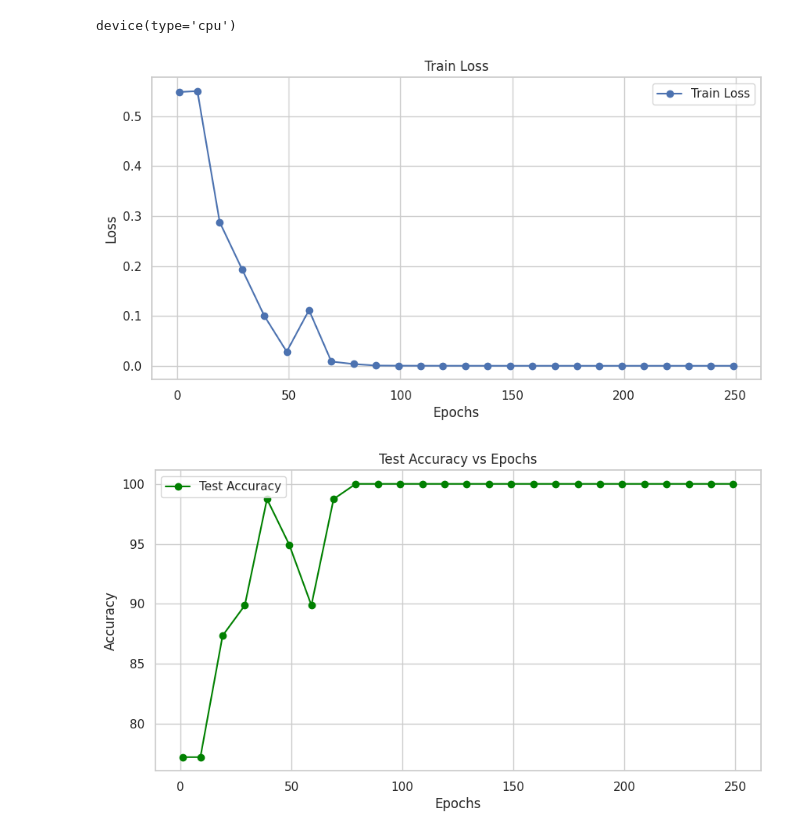
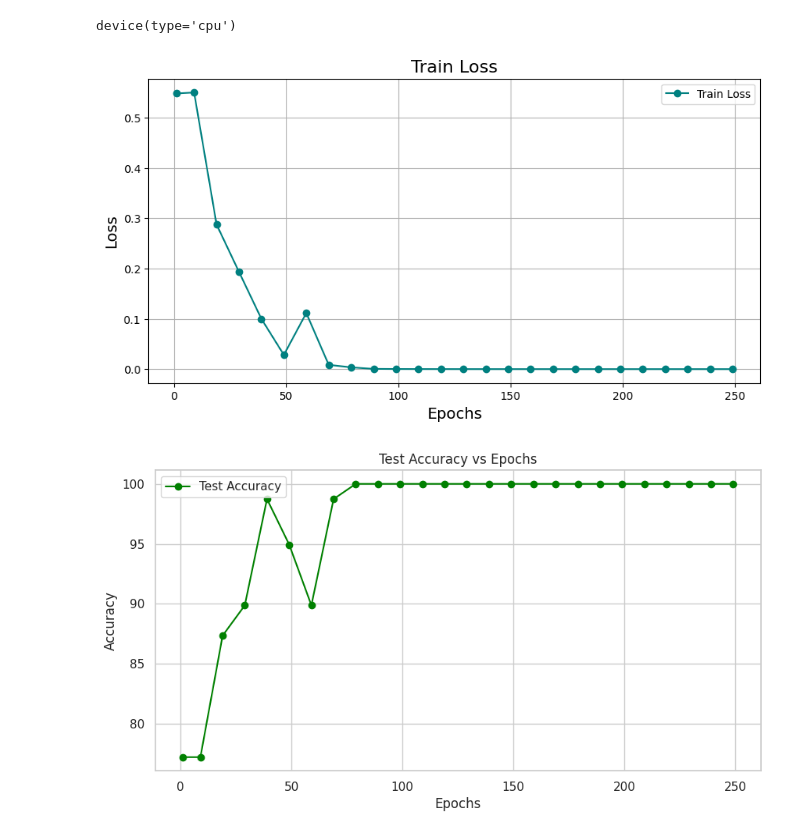
Before and after one commit to amitparag/Attention-Classification, a Jupyter notebook: 4 - Plot results.ipynb, the cells around one changed output. Drawn from its saved outputs; the diff is of its cells as text; code cells hidden in the pictures.

```diff
--- a/4 - Plot results.ipynb
+++ b/4 - Plot results.ipynb
@@ -65,17 +65,17 @@ plt.rcParams["font.family"] = "Times New Roman"
 
 sns.set_theme(style='whitegrid', palette='deep', font_scale=1, color_codes=True, rc=None)
 # %%
-# Plot train_losses and test_losses vs epochs
 plt.figure(figsize=(10, 5))
-plt.plot(epochs, train_losses, label='Train Loss', marker='o')
-plt.xlabel('Epochs')
-plt.ylabel('Loss')
-plt.title('Train Loss')
+plt.plot(epochs, train_losses, label='Train Loss', marker='o',c='teal')
+plt.xlabel('Epochs', fontsize=14)  # Padded x-axis label with fontsize
+plt.ylabel('Loss', fontsize=14)     # Padded y-axis label with fontsize
+plt.title('Train Loss', fontsize=16)  # Padded title with fontsize
 plt.legend()
 plt.grid(True)
+plt.savefig('./assets/training_loss.png')
 plt.show()
 # %% [output]
-[figure, old version]
+[figure, new version]
 # %%
 plt.figure(figsize=(10, 5))
 plt.plot(epochs, test_accuracy, label='Test Accuracy', marker='o', color='green')
```
Also changed, not shown: 8 other files.
